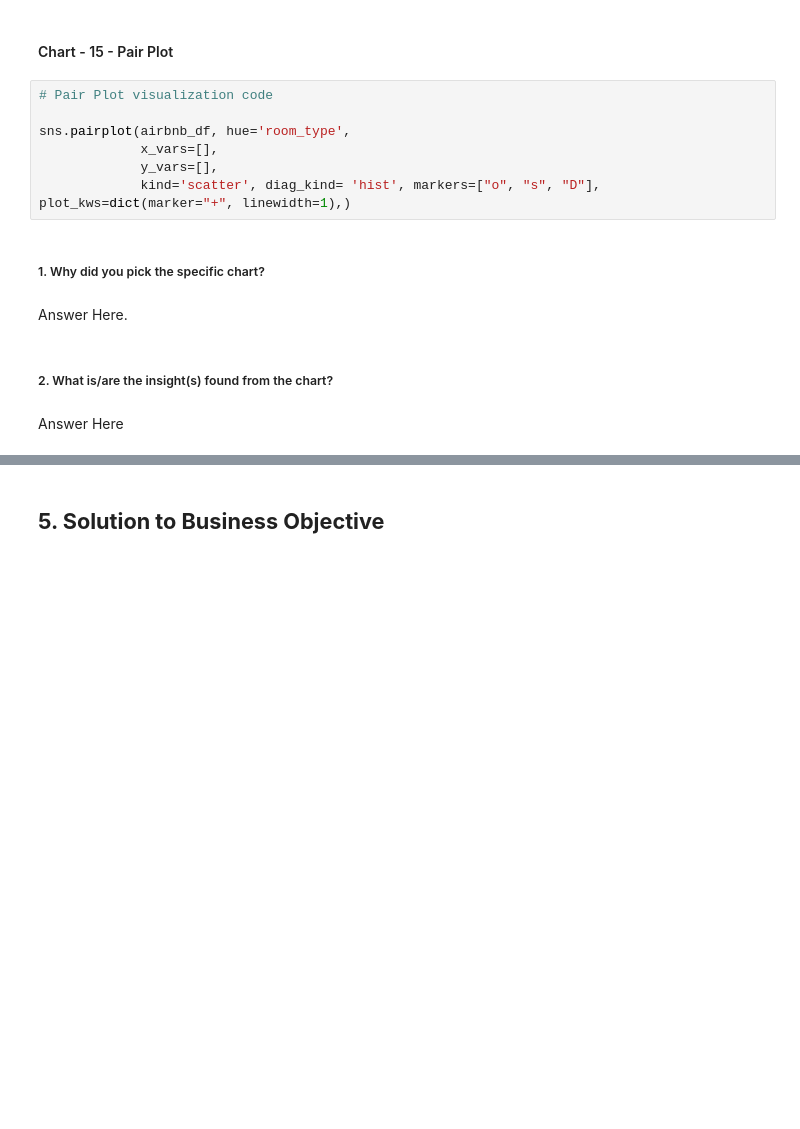
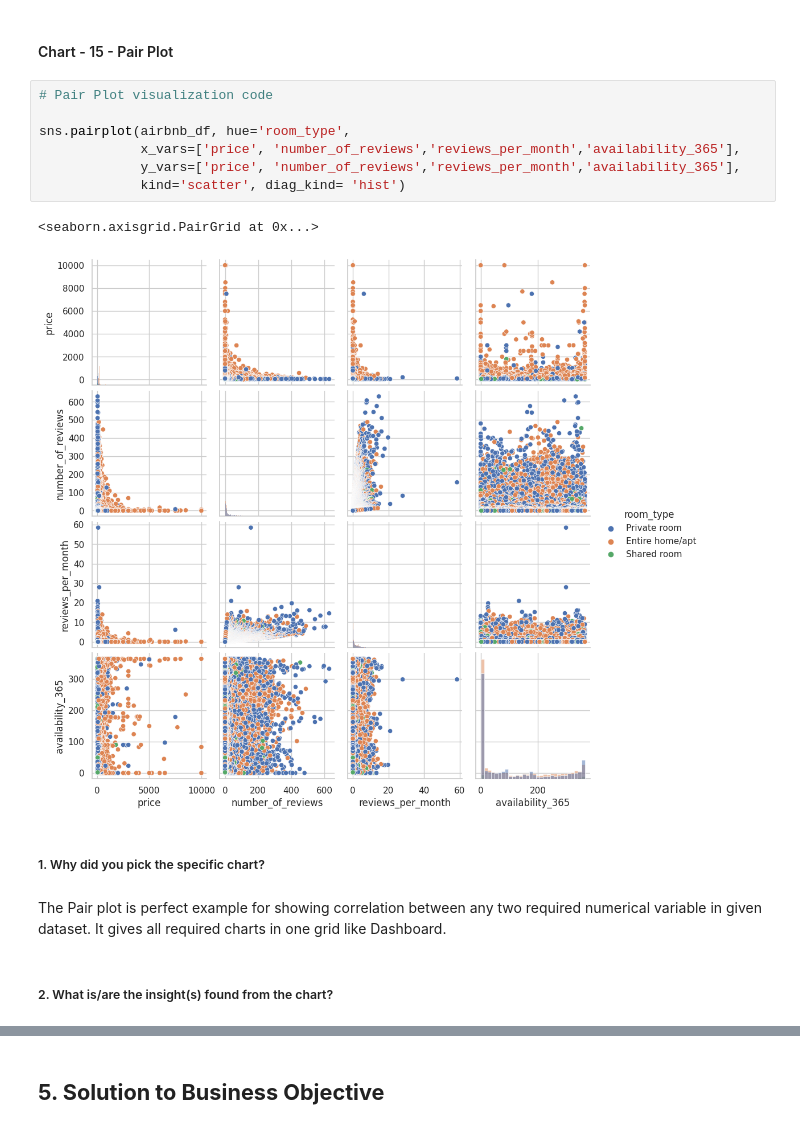
Before and after one commit to 1002Sam/EDA_Airbnb, a Jupyter notebook: Sample_EDA_Submission_Template.ipynb, the cells around one changed output, grey strips where cells are left out. Drawn from its saved outputs; the diff is of its cells as text; blank space fills up the shorter version.

```diff
--- a/Sample_EDA_Submission_Template.ipynb
+++ b/Sample_EDA_Submission_Template.ipynb
@@ -869,15 +815,16 @@ Negative corr : price and longitude, number_of_reviews and id, reviews_per_month
 # %%
 # Pair Plot visualization code
 
 sns.pairplot(airbnb_df, hue='room_type',
-             x_vars=[],
-             y_vars=[],
-             kind='scatter', diag_kind= 'hist', markers=["o", "s", "D"], plot_kws=dict(marker="+", linewidth=1),)
+             x_vars=['price', 'number_of_reviews','reviews_per_month','availability_365'],
+             y_vars=['price', 'number_of_reviews','reviews_per_month','availability_365'],
+             kind='scatter', diag_kind= 'hist')
+# %% [output]
+<seaborn.axisgrid.PairGrid at 0x...>
+[figure, added]
 # %% [markdown]
 ##### 1. Why did you pick the specific chart?
-# %% [markdown]
-Answer Here.
+# %% [markdown]
+The Pair plot is perfect example for showing correlation between any two required numerical variable in given dataset. It gives all required charts in one grid like Dashboard.
 # %% [markdown]
 ##### 2. What is/are the insight(s) found from the chart?
-# %% [markdown]
-Answer Here
```
Also changed, not shown: parts of 33 cells of this notebook.
